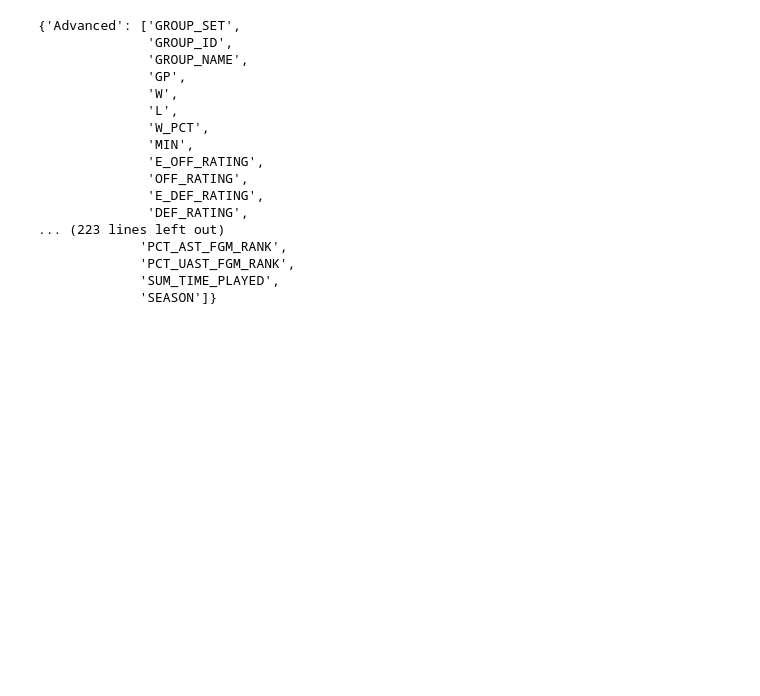
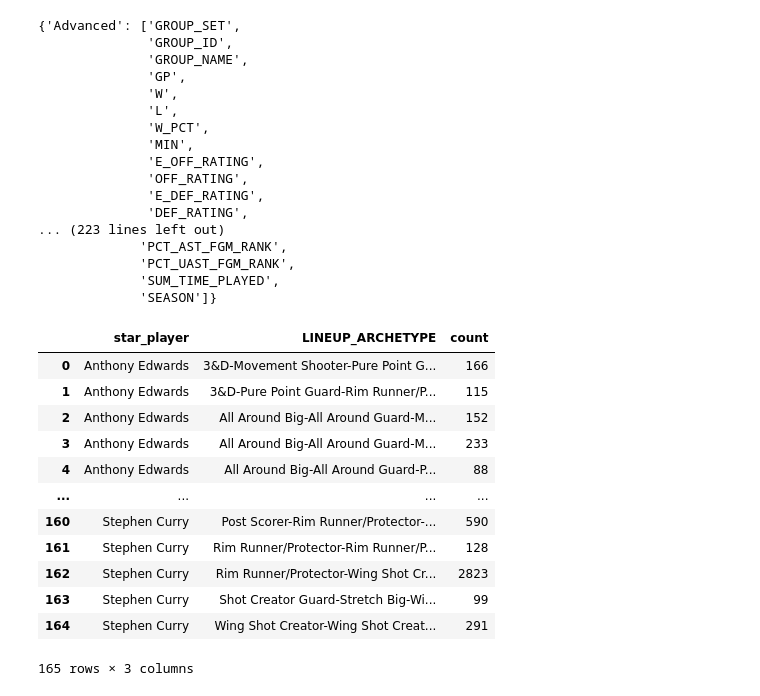
Before and after one commit to yuvalantman/NBA-lineup-archetypes-dashboard, a Jupyter notebook: notebooks/specific_data_for_visualizations.ipynb, the cells around one changed output. Drawn from its saved outputs; the diff is of its cells as text; code cells hidden in the pictures; blank space fills up the shorter version.

```diff
--- a/notebooks/specific_data_for_visualizations.ipynb
+++ b/notebooks/specific_data_for_visualizations.ipynb
@@ -1021,3 +1021,22 @@ pprint(all_columns)
              'PCT_UAST_FGM_RANK',
              'SUM_TIME_PLAYED',
              'SEASON']}
+# %%
+data_path = "../" + "data/processed/"
+df_shots = pd.read_csv(data_path + "Ready_shots_data.csv")
+df_shots_count = df_shots.groupby(["star_player", "LINEUP_ARCHETYPE"]).size().reset_index(name='count')
+df_shots_count
+# %% [output]
+|  | star_player | LINEUP_ARCHETYPE | count |
+| 0 | Anthony Edwards | 3&D-Movement Shooter-Pure Point G... | 166 |
+| 1 | Anthony Edwards | 3&D-Pure Point Guard-Rim Runner/P... | 115 |
+| 2 | Anthony Edwards | All Around Big-All Around Guard-M... | 152 |
+| 3 | Anthony Edwards | All Around Big-All Around Guard-M... | 233 |
+| 4 | Anthony Edwards | All Around Big-All Around Guard-P... | 88 |
+| ... | ... | ... | ... |
+| 160 | Stephen Curry | Post Scorer-Rim Runner/Protector-... | 590 |
+| 161 | Stephen Curry | Rim Runner/Protector-Rim Runner/P... | 128 |
+| 162 | Stephen Curry | Rim Runner/Protector-Wing Shot Cr... | 2823 |
+| 163 | Stephen Curry | Shot Creator Guard-Stretch Big-Wi... | 99 |
+| 164 | Stephen Curry | Wing Shot Creator-Wing Shot Creat... | 291 |
+165 rows × 3 columns
```
Also changed, not shown: parts of 1 cell of this notebook, 16 other files.
